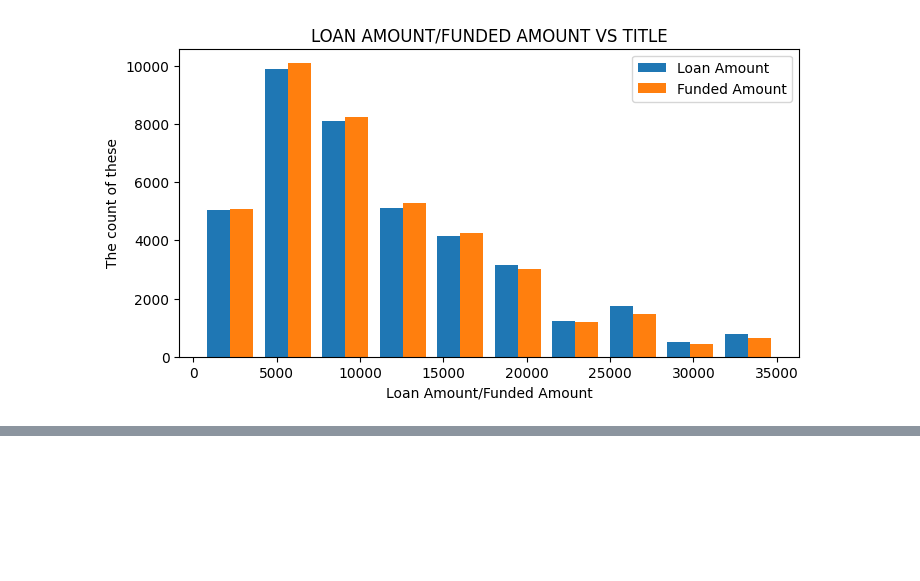
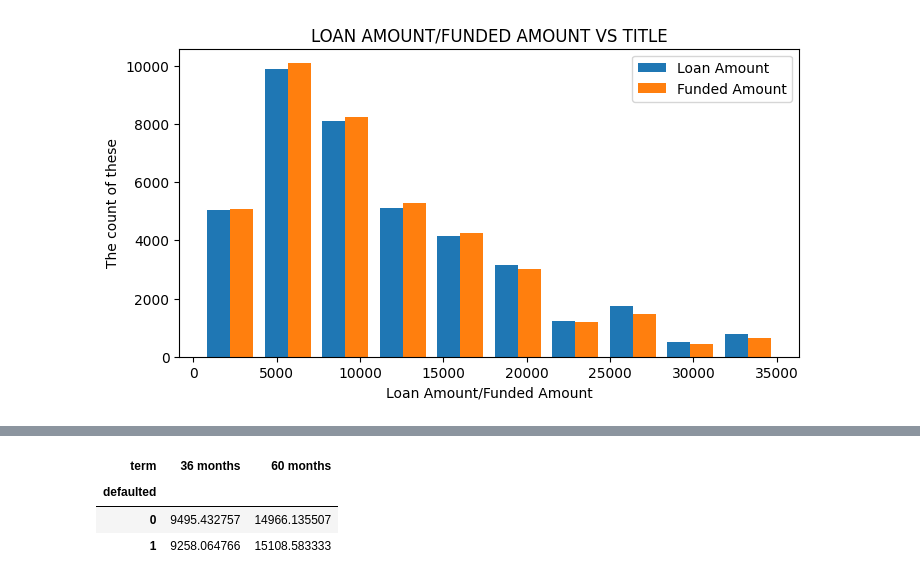
Before and after one commit to richwej/eda_projects, a Jupyter notebook: EDA - Lending Club.ipynb, the cells around one changed output, grey strips where cells are left out. Cells and saved outputs as stored; diff of their text form; code cells hidden in the pictures; blank space fills up the shorter version.

Commit message:
did a pivot_table analysis

```diff
--- a/EDA - Lending Club.ipynb
+++ b/EDA - Lending Club.ipynb
@@ -375,0 +390,7 @@ plt.show()
+# %%
+loan_dataset_cp.pivot_table(index = 'defaulted', columns = 'term', values = 'funded_amnt', aggfunc = 'mean')
+# %% [output]
+| term | 36 months | 60 months |
+| defaulted |  |  |
+| 0 | 9495.432757 | 14966.135507 |
+| 1 | 9258.064766 | 15108.583333 |
```
Also changed, not shown: parts of 3 cells of this notebook.
